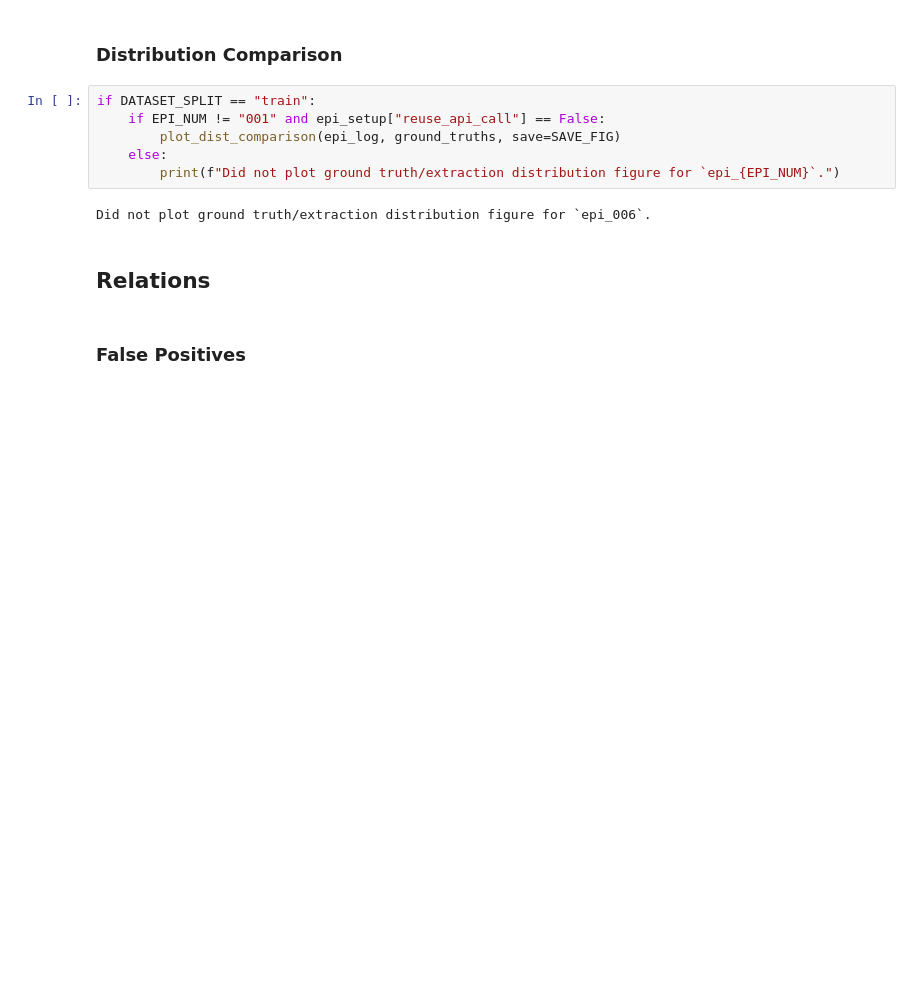
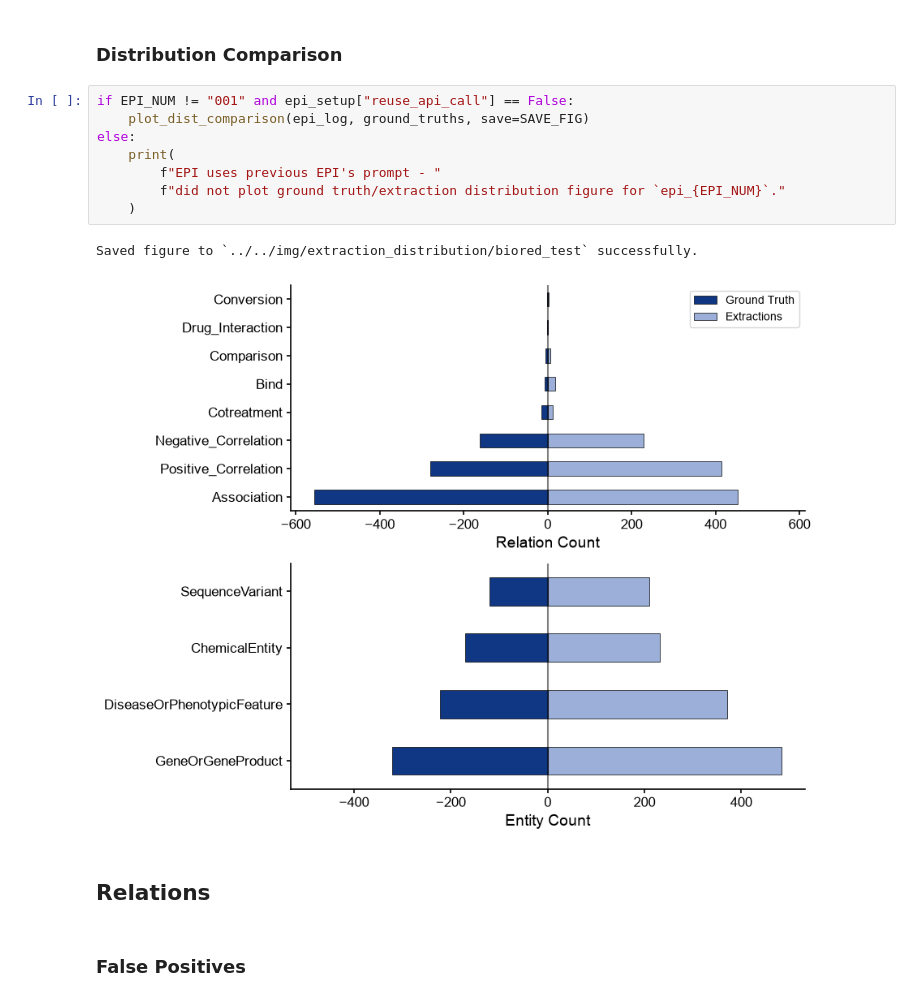
Before and after one commit to wesroots/biomedical_kg_thesis, a Jupyter notebook: src/experiments/extraction_pipeline.ipynb, the cells around one changed output. Drawn from its saved outputs; the diff is of its cells as text; blank space fills up the shorter version.

```diff
--- a/src/experiments/extraction_pipeline.ipynb
+++ b/src/experiments/extraction_pipeline.ipynb
@@ -289,13 +328,16 @@ if DATASET_SPLIT == "train":
 # %% [markdown]
 ### Distribution Comparison
 # %%
-if DATASET_SPLIT == "train":
-    if EPI_NUM != "001" and epi_setup["reuse_api_call"] == False:
-        plot_dist_comparison(epi_log, ground_truths, save=SAVE_FIG)
-    else:
-        print(f"Did not plot ground truth/extraction distribution figure for `epi_{EPI_NUM}`.")
+if EPI_NUM != "001" and epi_setup["reuse_api_call"] == False:
+    plot_dist_comparison(epi_log, ground_truths, save=SAVE_FIG)
+else:
+    print(
+        f"EPI uses previous EPI's prompt - "
+        f"did not plot ground truth/extraction distribution figure for `epi_{EPI_NUM}`."
+    )
 # %% [output]
-Did not plot ground truth/extraction distribution figure for `epi_006`.
+Saved figure to `../../img/extraction_distribution/biored_test` successfully.
+[figure, added]
 # %% [markdown]
 ## Relations
 # %% [markdown]
```
Also changed, not shown: parts of 15 cells of this notebook, 37 other files.
